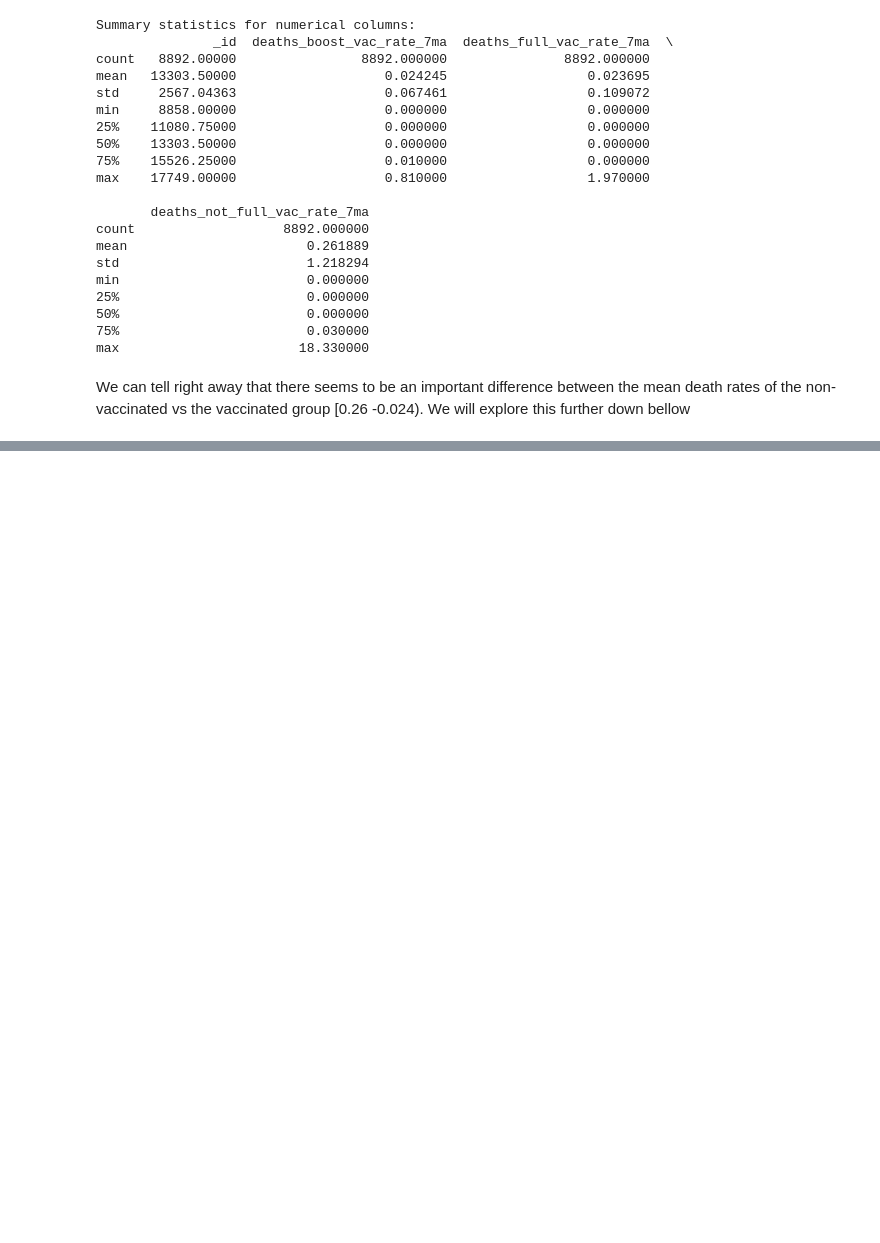
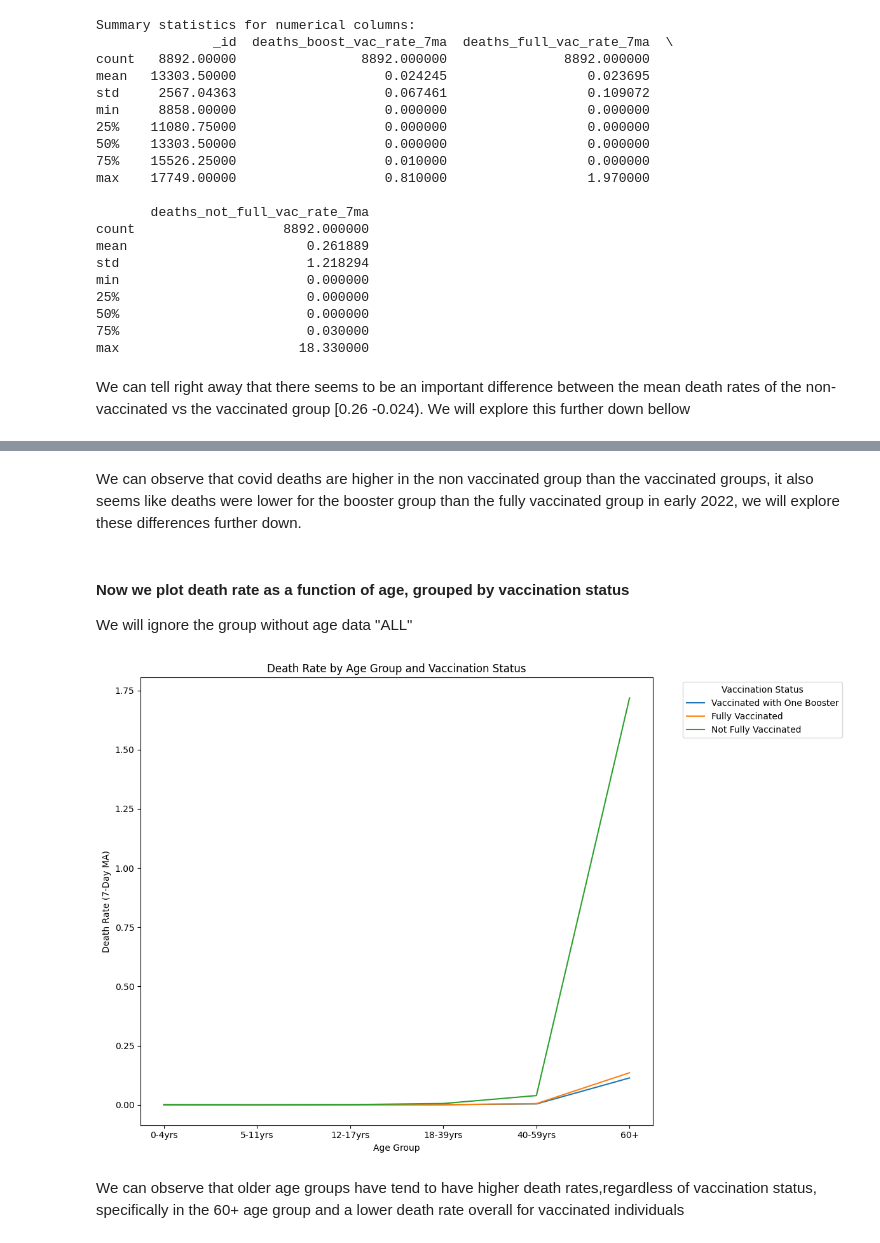
Before and after one commit to DiegoPiza/AI_tools_for_PH, a Jupyter notebook: Final_Assignment.ipynb, the cells around one changed output, grey strips where cells are left out. Cells and saved outputs as stored; diff of their text form; code cells hidden in the pictures; blank space fills up the shorter version.

```diff
--- a/Final_Assignment.ipynb
+++ b/Final_Assignment.ipynb
@@ -87,6 +87,12 @@ Now we convert the date column to datetime variable
 # %%
 # Convert the 'date' column to datetime
 dataset['date'] = pd.to_datetime(dataset['date'])
+# Rename the columns
+dataset = dataset.rename(columns={
+    'deaths_boost_vac_rate_7ma': 'Vaccinated with One Booster',
+    'deaths_full_vac_rate_7ma': 'Fully Vaccinated',
+    'deaths_not_full_vac_rate_7ma': 'Not Fully Vaccinated'
+})
 # %% [markdown]
 Summary statistics are helpful in understanding central tendency and dispersion of the data in the columns
 # %%
@@ -121,0 +152,39 @@ Exploratoring trends and relationships in the data through data visualization
+# %% [markdown]
+We can observe that covid deaths are higher in the non vaccinated group than the vaccinated groups, it also seems like deaths were lower for the booster group than the fully vaccinated group in early 2022, we will explore these differences further down.
+# %% [markdown]
+#### Now we plot death rate as a function of age, grouped by vaccination status
+We will ignore the group without age data "ALL"
+# %%
+# Filter out the 'ALL' group and sort the age groups by age
+age_order = ['0-4yrs', '5-11yrs', '12-17yrs', '18-39yrs', '40-59yrs', '60+']
+dataset_filtered = dataset[dataset['age_group'] != 'ALL']
+
+# Set the size of the plot
+plt.figure(figsize=(12, 8))
+
+# Plotting the death rate as a function of age group, grouped by vaccination status
+for status in ['Vaccinated with One Booster', 'Fully Vaccinated', 'Not Fully Vaccinated']:
+    # Group the data by age group and calculate the mean death rate for each group
+    status_data = dataset_filtered.groupby('age_group')[status].mean()
+
+    # Ensure age groups are ordered correctly by using the 'age_order' list
+    status_data = status_data[age_order]
+
+    # Plotting the data
+    plt.plot(status_data.index, status_data, label=status)
+
+# Adding labels and title
+plt.title("Death Rate by Age Group and Vaccination Status")
+plt.xlabel("Age Group")
+plt.ylabel("Death Rate (7-Day MA)")
+
+# Adjust the legend
+plt.legend(title="Vaccination Status", bbox_to_anchor=(1.05, 1), loc='upper left')
+
+# Show the plot
+plt.tight_layout()
+plt.show()
+# %% [output]
+[figure, added]
+# %% [markdown]
+We can observe that older age groups have tend to have higher death rates,regardless of vaccination status, specifically in the 60+ age group and a lower death rate overall for vaccinated individuals
```
Also changed, not shown: parts of 4 cells of this notebook.
